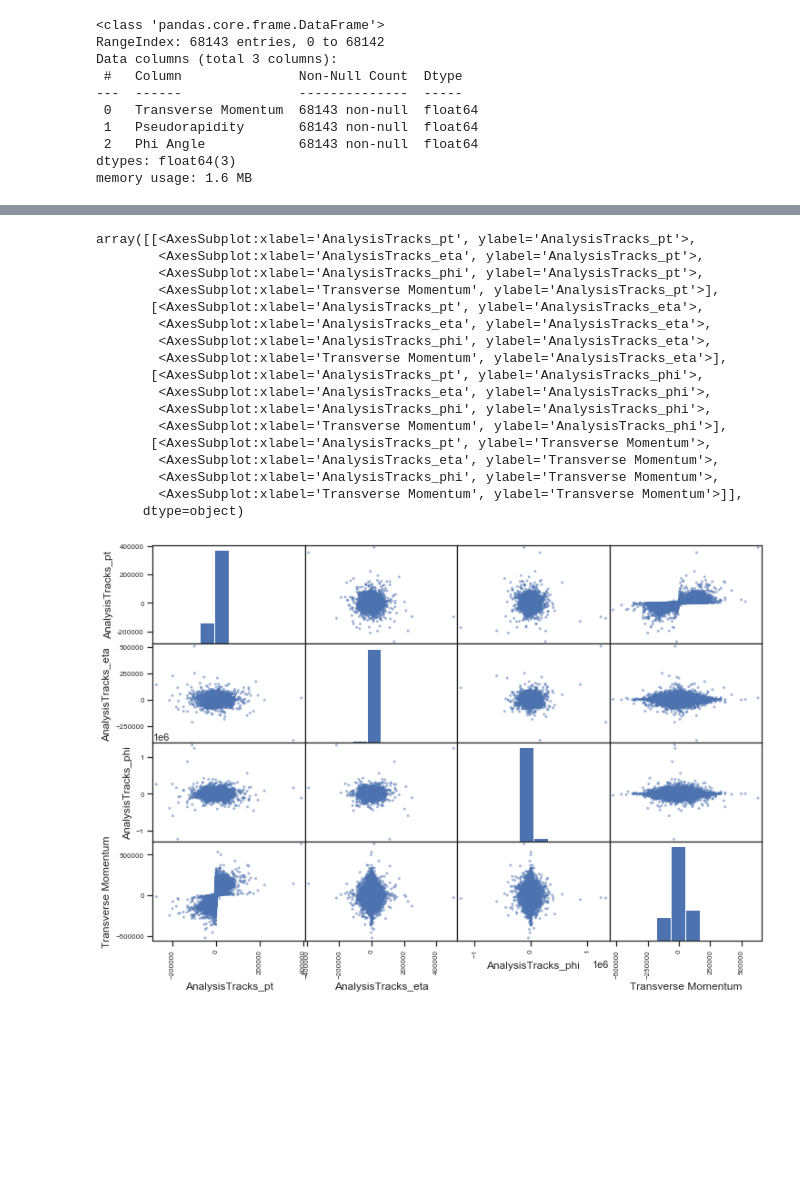
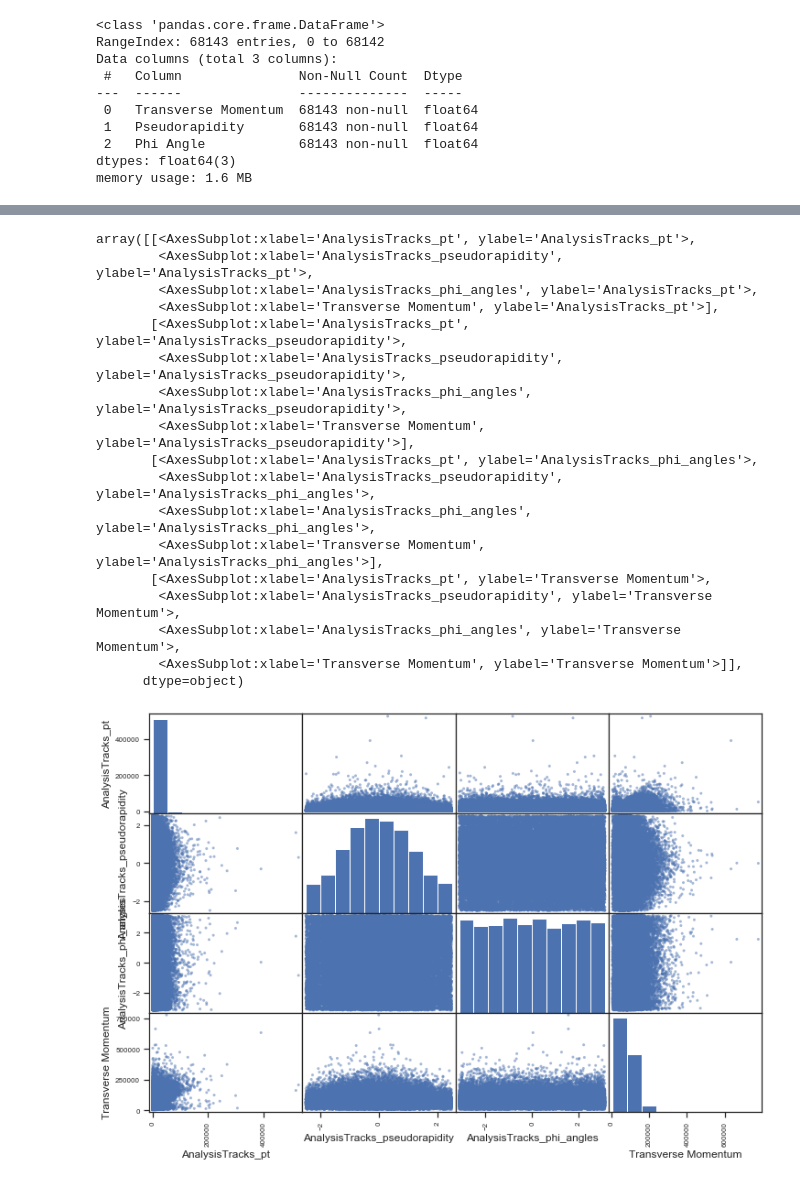
Before and after one commit to InquisitorNova/hffragKaylen, a Jupyter notebook: EDA.ipynb, the cells around one changed output, grey strips where cells are left out. Saved outputs shown, nothing was run; the diff lists cells and outputs as text; code cells hidden in the pictures; blank space fills up the shorter version.

```diff
--- a/EDA.ipynb
+++ b/EDA.ipynb
@@ -197,0 +209,7 @@ There are 32 inputs
+# %%
+tracks = np.ma.masked_equal(tracks, -999)
+matchedtracks = np.ma.masked_equal(matchedtracks,-999)
+print(tracks[0,:,1])
+print(matchedtracks[0,:,1])
+print(np.shape(tracks))
+print(np.shape(matchedtracks))
@@ -203,7 +285,11 @@ array([ 48855.56531144,    843.45625286, -77645.8243511 , ...,
 # %%
-Track_Data = pd.DataFrame(data = tracks[:,0,:],columns = ["AnalysisTracks_pt", "AnalysisTracks_eta", "AnalysisTracks_phi", "AnalysisTracks_z0sinTheta",
+Track_Data = pd.DataFrame(data = matchedtracks[:,0,:],columns = ["AnalysisTracks_pt", "AnalysisTracks_pseudorapidity", "AnalysisTracks_phi_angles", "AnalysisTracks_z0sinTheta",
+                  "AnalysisTracks_d0sig", "AnalysisTracks_d0", "AnalysisTracks_d0sigPV", "AnalysisTracks_d0PV"])
+Track_Cart_Data = pd.DataFrame(data = tracks[:,0,:],columns = ["AnalysisTracks_px", "AnalysisTracks_py", "AnalysisTracks_pz", "AnalysisTracks_z0sinTheta",
                   "AnalysisTracks_d0sig", "AnalysisTracks_d0", "AnalysisTracks_d0sigPV", "AnalysisTracks_d0PV"])
 Bhad_Data = pd.DataFrame(data = bhads, columns = ["Transverse Momentum","Pseudorapidity","Phi Angle"] )
+Bhad_Cart_Data = pd.DataFrame(data = bhads_cart, columns = ["Momentum_px","Momentum_py","Momentum_pz"])
+Track_Cart_Data["AnalysisTracks_Momenta"] = np.sqrt(Track_Cart_Data["AnalysisTracks_px"]**2 + Track_Cart_Data["AnalysisTracks_py"]**2 + Track_Cart_Data["AnalysisTracks_pz"]**2)
 # %%
 Track_Data.head()
 # %% [output]
@@ -289,3 +443,8 @@ Data = pd.concat([Track_Data,Bhad_Data],axis = 1)
+# %%
+Data = Data[Data.AnalysisTracks_pt != -999]
+Data_Cart = Data_Cart[Data_Cart.AnalysisTracks_px != -999]
+Data.dropna(inplace = True)
+Data_Cart.dropna(inplace = True)
 # %%
 Data.head()
 # %% [output]
@@ -298,3 +471,3 @@ Data.head()
 # %%
-attributes = ["AnalysisTracks_pt","AnalysisTracks_eta","AnalysisTracks_phi","Transverse Momentum"]
-attributes2 = ["AnalysisTracks_z0sinTheta","AnalysisTracks_d0sig","AnalysisTracks_d0","AnalysisTracks_d0sigPV","Transverse Momentum"]
+attributesA = ["AnalysisTracks_pt","AnalysisTracks_pseudorapidity","AnalysisTracks_phi_angles","Transverse Momentum"]
+attributes2A = ["AnalysisTracks_z0sinTheta","AnalysisTracks_d0sig","AnalysisTracks_d0","AnalysisTracks_d0sigPV","Transverse Momentum"]
@@ -301,22 +489,22 @@ attributes2 = ["AnalysisTracks_z0sinTheta","AnalysisTracks_d0sig","AnalysisTrack
 # %%
-scatter_matrix(Data[attributes],figsize = (12,8))
+scatter_matrix(Data[attributesA],figsize = (12,8))
 # %% [output]
 array([[<AxesSubplot:xlabel='AnalysisTracks_pt', ylabel='AnalysisTracks_pt'>,
-        <AxesSubplot:xlabel='AnalysisTracks_eta', ylabel='AnalysisTracks_pt'>,
-        <AxesSubplot:xlabel='AnalysisTracks_phi', ylabel='AnalysisTracks_pt'>,
+        <AxesSubplot:xlabel='AnalysisTracks_pseudorapidity', ylabel='AnalysisTracks_pt'>,
+        <AxesSubplot:xlabel='AnalysisTracks_phi_angles', ylabel='AnalysisTracks_pt'>,
         <AxesSubplot:xlabel='Transverse Momentum', ylabel='AnalysisTracks_pt'>],
-       [<AxesSubplot:xlabel='AnalysisTracks_pt', ylabel='AnalysisTracks_eta'>,
-        <AxesSubplot:xlabel='AnalysisTracks_eta', ylabel='AnalysisTracks_eta'>,
-        <AxesSubplot:xlabel='AnalysisTracks_phi', ylabel='AnalysisTracks_eta'>,
-        <AxesSubplot:xlabel='Transverse Momentum', ylabel='AnalysisTracks_eta'>],
-       [<AxesSubplot:xlabel='AnalysisTracks_pt', ylabel='AnalysisTracks_phi'>,
-        <AxesSubplot:xlabel='AnalysisTracks_eta', ylabel='AnalysisTracks_phi'>,
-        <AxesSubplot:xlabel='AnalysisTracks_phi', ylabel='AnalysisTracks_phi'>,
-        <AxesSubplot:xlabel='Transverse Momentum', ylabel='AnalysisTracks_phi'>],
+       [<AxesSubplot:xlabel='AnalysisTracks_pt', ylabel='AnalysisTracks_pseudorapidity'>,
+        <AxesSubplot:xlabel='AnalysisTracks_pseudorapidity', ylabel='AnalysisTracks_pseudorapidity'>,
+        <AxesSubplot:xlabel='AnalysisTracks_phi_angles', ylabel='AnalysisTracks_pseudorapidity'>,
+        <AxesSubplot:xlabel='Transverse Momentum', ylabel='AnalysisTracks_pseudorapidity'>],
+       [<AxesSubplot:xlabel='AnalysisTracks_pt', ylabel='AnalysisTracks_phi_angles'>,
+        <AxesSubplot:xlabel='AnalysisTracks_pseudorapidity', ylabel='AnalysisTracks_phi_angles'>,
+        <AxesSubplot:xlabel='AnalysisTracks_phi_angles', ylabel='AnalysisTracks_phi_angles'>,
+        <AxesSubplot:xlabel='Transverse Momentum', ylabel='AnalysisTracks_phi_angles'>],
        [<AxesSubplot:xlabel='AnalysisTracks_pt', ylabel='Transverse Momentum'>,
-        <AxesSubplot:xlabel='AnalysisTracks_eta', ylabel='Transverse Momentum'>,
-        <AxesSubplot:xlabel='AnalysisTracks_phi', ylabel='Transverse Momentum'>,
+        <AxesSubplot:xlabel='AnalysisTracks_pseudorapidity', ylabel='Transverse Momentum'>,
+        <AxesSubplot:xlabel='AnalysisTracks_phi_angles', ylabel='Transverse Momentum'>,
         <AxesSubplot:xlabel='Transverse Momentum', ylabel='Transverse Momentum'>]],
       dtype=object)
-[figure, old version]
+[figure, new version]
 # %%
```
Also changed, not shown: parts of 80 cells of this notebook, 1 other file.
